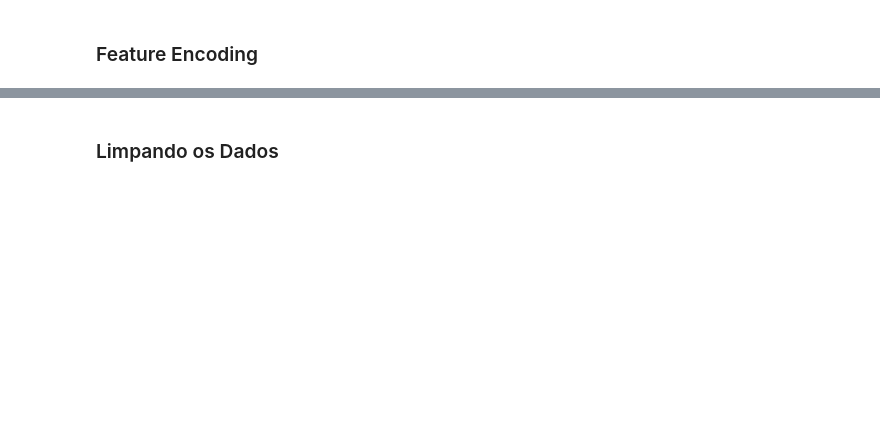
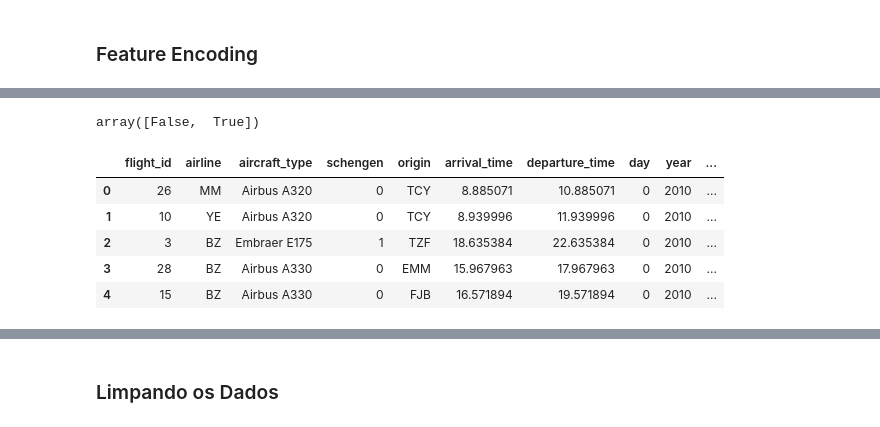
Before and after one commit to TheGabrielVieira/ia-prevendo-atrasos-de-voos, a Jupyter notebook: modelo_atraso_voo.ipynb, the cells around one changed output, grey strips where cells are left out. Drawn from its saved outputs; the diff is of its cells as text; code cells hidden in the pictures; blank space fills up the shorter version.

```diff
--- a/modelo_atraso_voo.ipynb
+++ b/modelo_atraso_voo.ipynb
@@ -180,3 +180,5 @@ plt.show()
 [figure]
 # %% [markdown]
 ## Feature engineering
+# %%
+df['date'] = pd.to_datetime(df['year'].astype(str) + '-' + (df['day'] + 1).astype(str), format='%Y-%j')
@@ -182,0 +194,4 @@ plt.show()
+# %%
+df['is_weekend'] = df['date'].dt.weekday.isin([5, 6])
+# %%
+df['day_name'] = df['date'].dt.day_name()
@@ -184,0 +227,17 @@ plt.show()
+# %%
+df['is_weekend'].unique()
+# %% [output]
+array([False,  True])
+# %%
+df['schengen'] = df['schengen'].replace({'non-schengen': 0, 'schengen': 1})
+df['is_holiday'] = df['is_holiday'].replace({False: 0, True: 1})
+df['is_weekend'] = df['is_weekend'].replace({False: 0, True: 1})
+# %%
+df.head()
+# %% [output]
+|  | flight_id | airline | aircraft_type | schengen | origin | arrival_time | departure_time | day | year | ... |
+| 0 | 26 | MM | Airbus A320 | 0 | TCY | 8.885071 | 10.885071 | 0 | 2010 | ... |
+| 1 | 10 | YE | Airbus A320 | 0 | TCY | 8.939996 | 11.939996 | 0 | 2010 | ... |
+| 2 | 3 | BZ | Embraer E175 | 1 | TZF | 18.635384 | 22.635384 | 0 | 2010 | ... |
+| 3 | 28 | BZ | Airbus A330 | 0 | EMM | 15.967963 | 17.967963 | 0 | 2010 | ... |
+| 4 | 15 | BZ | Airbus A330 | 0 | FJB | 16.571894 | 19.571894 | 0 | 2010 | ... |
```
Also changed, not shown: parts of 8 cells of this notebook.
